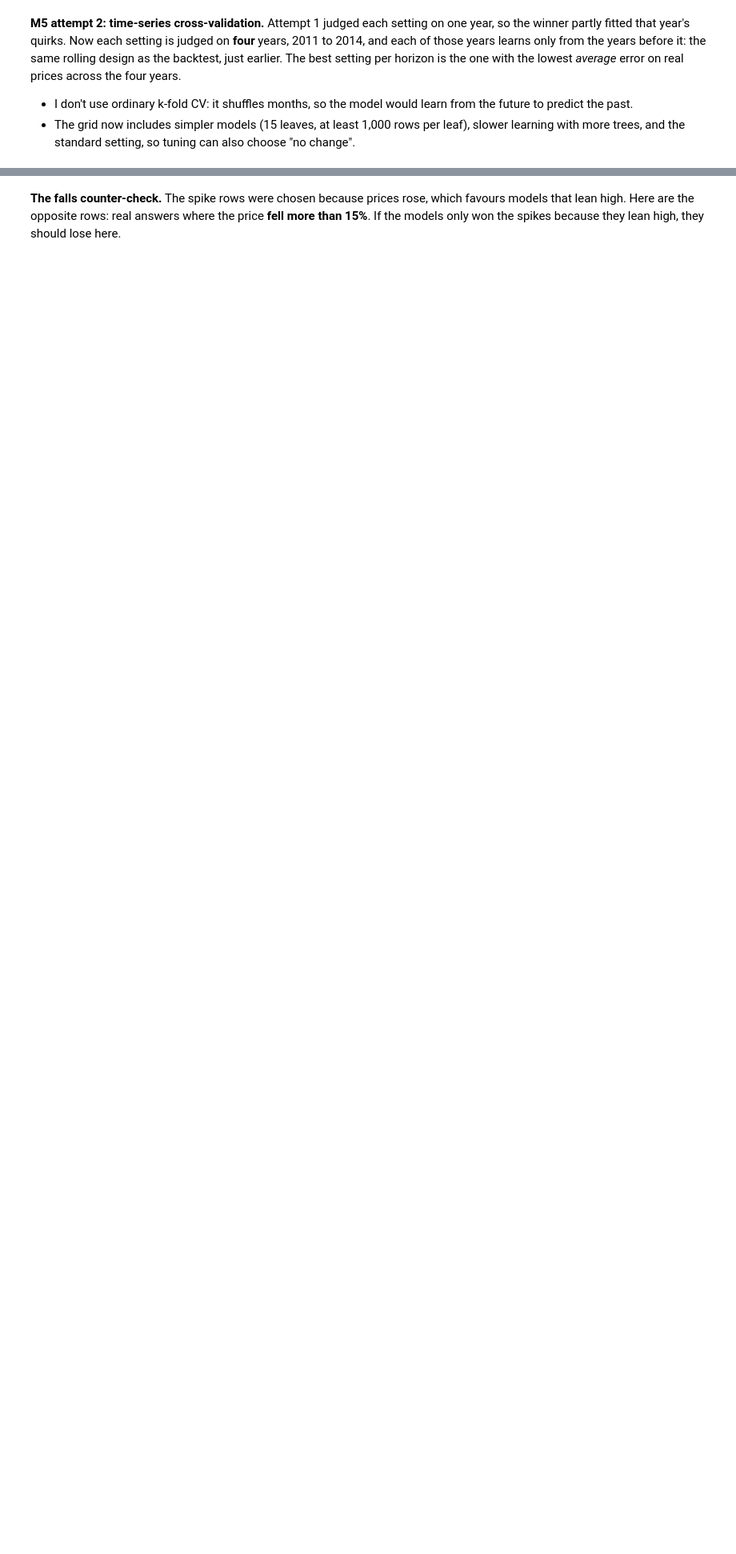
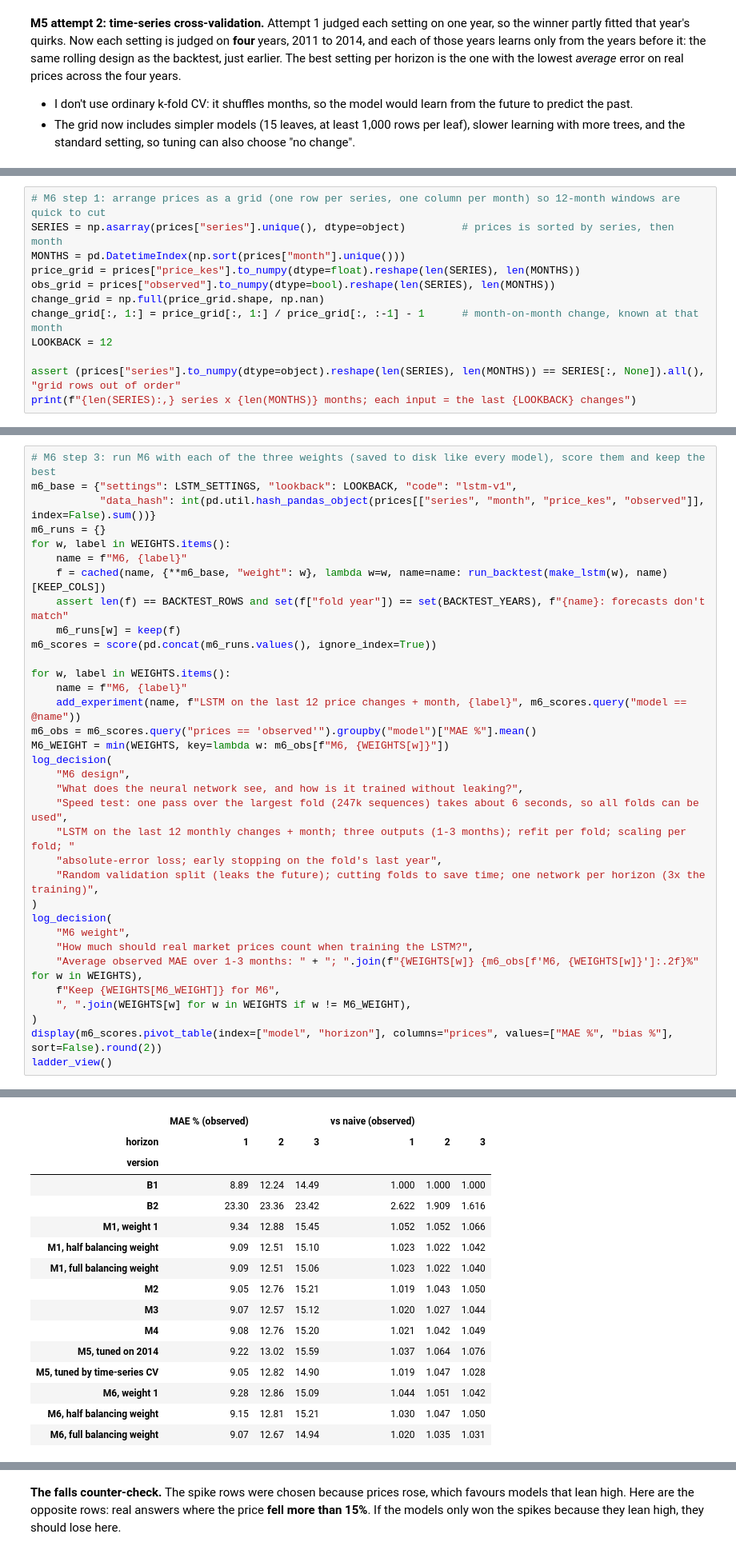
Before and after one commit to samerickwaks/sokoradar, a Jupyter notebook: notebooks/modelling/02_model_build.ipynb, the cells around one changed output, grey strips where cells are left out. Shown at 80% size. Drawn from its saved outputs; the diff is of its cells as text; blank space fills up the shorter version.

Commit message:
M6: LSTM neural network through the same harness, three weights, checkpointed

```diff
--- a/notebooks/modelling/02_model_build.ipynb
+++ b/notebooks/modelling/02_model_build.ipynb
@@ -1592,0 +1611,12 @@ Both use only pre-2015 data, choose per horizon, judge on real prices, and keep
+# %%
+# M6 step 1: arrange prices as a grid (one row per series, one column per month) so 12-month windows are quick to cut
+SERIES = np.asarray(prices["series"].unique(), dtype=object)         # prices is sorted by series, then month
+MONTHS = pd.DatetimeIndex(np.sort(prices["month"].unique()))
+price_grid = prices["price_kes"].to_numpy(dtype=float).reshape(len(SERIES), len(MONTHS))
+obs_grid = prices["observed"].to_numpy(dtype=bool).reshape(len(SERIES), len(MONTHS))
+change_grid = np.full(price_grid.shape, np.nan)
+change_grid[:, 1:] = price_grid[:, 1:] / price_grid[:, :-1] - 1      # month-on-month change, known at that month
+LOOKBACK = 12
+
+assert (prices["series"].to_numpy(dtype=object).reshape(len(SERIES), len(MONTHS)) == SERIES[:, None]).all(), "grid rows out of order"
+print(f"{len(SERIES):,} series x {len(MONTHS)} months; each input = the last {LOOKBACK} changes")
@@ -1592,0 +1689,35 @@ Both use only pre-2015 data, choose per horizon, judge on real prices, and keep
+# %%
+# M6 step 3: run M6 with each of the three weights (saved to disk like every model), score them and keep the best
+m6_base = {"settings": LSTM_SETTINGS, "lookback": LOOKBACK, "code": "lstm-v1",
+           "data_hash": int(pd.util.hash_pandas_object(prices[["series", "month", "price_kes", "observed"]], index=False).sum())}
+m6_runs = {}
+for w, label in WEIGHTS.items():
+    name = f"M6, {label}"
+    f = cached(name, {**m6_base, "weight": w}, lambda w=w, name=name: run_backtest(make_lstm(w), name)[KEEP_COLS])
+    assert len(f) == BACKTEST_ROWS and set(f["fold year"]) == set(BACKTEST_YEARS), f"{name}: forecasts don't match"
+    m6_runs[w] = keep(f)
+m6_scores = score(pd.concat(m6_runs.values(), ignore_index=True))
+
+for w, label in WEIGHTS.items():
+    name = f"M6, {label}"
+    add_experiment(name, f"LSTM on the last 12 price changes + month, {label}", m6_scores.query("model == @name"))
+m6_obs = m6_scores.query("prices == 'observed'").groupby("model")["MAE %"].mean()
+M6_WEIGHT = min(WEIGHTS, key=lambda w: m6_obs[f"M6, {WEIGHTS[w]}"])
+log_decision(
+    "M6 design",
+    "What does the neural network see, and how is it trained without leaking?",
+    "Speed test: one pass over the largest fold (247k sequences) takes about 6 seconds, so all folds can be used",
+    "LSTM on the last 12 monthly changes + month; three outputs (1-3 months); refit per fold; scaling per fold; "
+    "absolute-error loss; early stopping on the fold's last year",
+    "Random validation split (leaks the future); cutting folds to save time; one network per horizon (3x the training)",
+)
+log_decision(
+    "M6 weight",
+    "How much should real market prices count when training the LSTM?",
+    "Average observed MAE over 1-3 months: " + "; ".join(f"{WEIGHTS[w]} {m6_obs[f'M6, {WEIGHTS[w]}']:.2f}%" for w in WEIGHTS),
+    f"Keep {WEIGHTS[M6_WEIGHT]} for M6",
+    ", ".join(WEIGHTS[w] for w in WEIGHTS if w != M6_WEIGHT),
+)
+display(m6_scores.pivot_table(index=["model", "horizon"], columns="prices", values=["MAE %", "bias %"], sort=False).round(2))
+ladder_view()
+# %% [output]
@@ -1592,0 +1760,16 @@ Both use only pre-2015 data, choose per horizon, judge on real prices, and keep
+|  | MAE % (observed) |  |  | vs naive (observed) |  |  |
+| horizon | 1 | 2 | 3 | 1 | 2 | 3 |
+| version |  |  |  |  |  |  |
+| B1 | 8.89 | 12.24 | 14.49 | 1.000 | 1.000 | 1.000 |
+| B2 | 23.30 | 23.36 | 23.42 | 2.622 | 1.909 | 1.616 |
+| M1, weight 1 | 9.34 | 12.88 | 15.45 | 1.052 | 1.052 | 1.066 |
+| M1, half balancing weight | 9.09 | 12.51 | 15.10 | 1.023 | 1.022 | 1.042 |
+| M1, full balancing weight | 9.09 | 12.51 | 15.06 | 1.023 | 1.022 | 1.040 |
+| M2 | 9.05 | 12.76 | 15.21 | 1.019 | 1.043 | 1.050 |
+| M3 | 9.07 | 12.57 | 15.12 | 1.020 | 1.027 | 1.044 |
+| M4 | 9.08 | 12.76 | 15.20 | 1.021 | 1.042 | 1.049 |
+| M5, tuned on 2014 | 9.22 | 13.02 | 15.59 | 1.037 | 1.064 | 1.076 |
+| M5, tuned by time-series CV | 9.05 | 12.82 | 14.90 | 1.019 | 1.047 | 1.028 |
+| M6, weight 1 | 9.28 | 12.86 | 15.09 | 1.044 | 1.051 | 1.042 |
+| M6, half balancing weight | 9.15 | 12.81 | 15.21 | 1.030 | 1.047 | 1.050 |
+| M6, full balancing weight | 9.07 | 12.67 | 14.94 | 1.020 | 1.035 | 1.031 |
```
Also changed, not shown: parts of 22 cells of this notebook.
